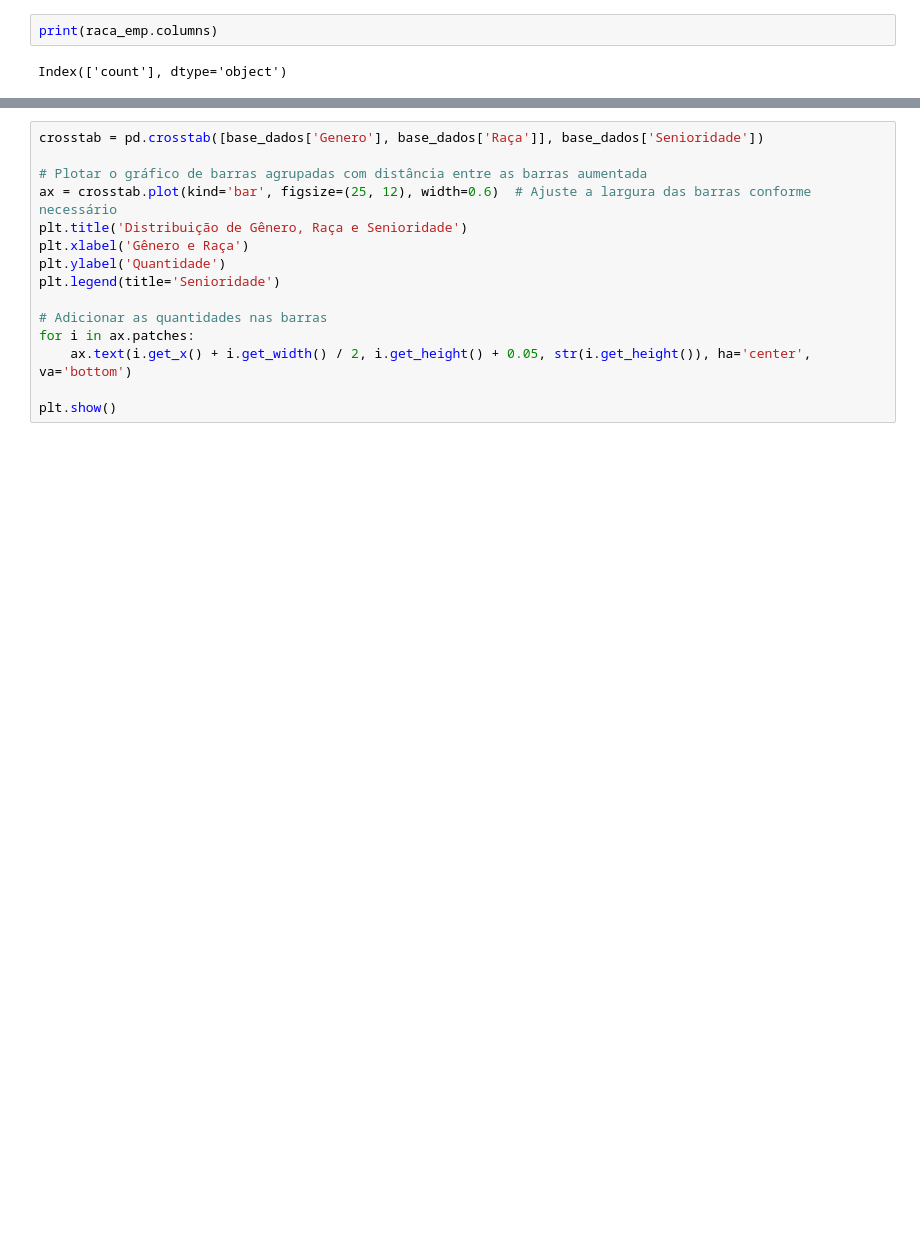
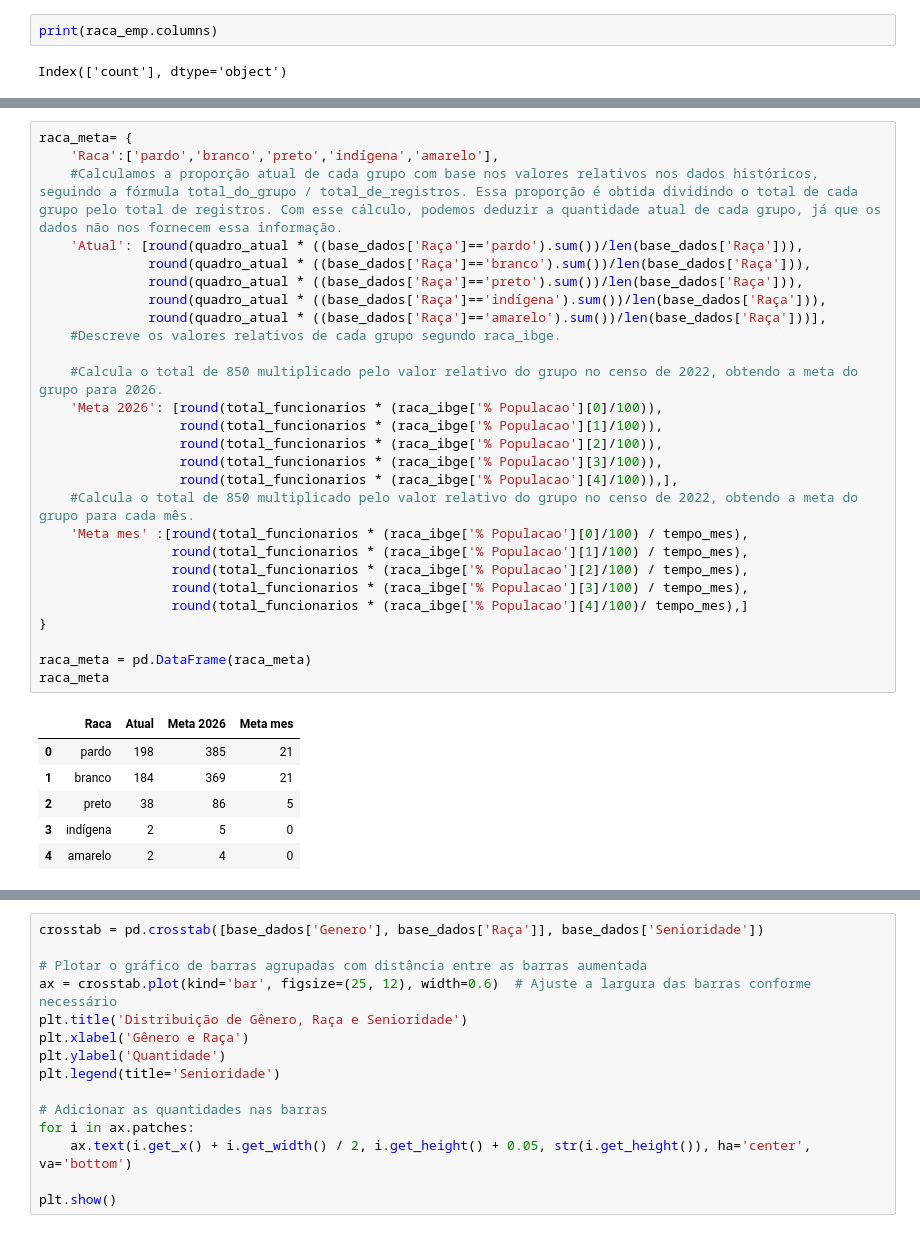
Before and after one commit to antoniosscd/Desafio_Hackathon_Ada, a Jupyter notebook: adahack-etl (1).ipynb, the cells around one changed output, grey strips where cells are left out. Drawn from its saved outputs; the diff is of its cells as text; blank space fills up the shorter version.

```diff
--- a/adahack-etl (1).ipynb
+++ b/adahack-etl (1).ipynb
@@ -986,0 +943,34 @@ Em relação às raças enxergamos distribuição mais homogênea, porem precisa
+# %%
+raca_meta= {
+    'Raca':['pardo','branco','preto','indígena','amarelo'],
+    #Calculamos a proporção atual de cada grupo com base nos valores relativos nos dados históricos, seguindo a fórmula total_do_grupo / total_de_registros. Essa proporção é obtida dividindo o total de cada grupo pelo total de registros. Com esse cálculo, podemos deduzir a quantidade atual de cada grupo, já que os dados não nos fornecem essa informação.
+    'Atual': [round(quadro_atual * ((base_dados['Raça']=='pardo').sum())/len(base_dados['Raça'])),
+              round(quadro_atual * ((base_dados['Raça']=='branco').sum())/len(base_dados['Raça'])),
+              round(quadro_atual * ((base_dados['Raça']=='preto').sum())/len(base_dados['Raça'])),
+              round(quadro_atual * ((base_dados['Raça']=='indígena').sum())/len(base_dados['Raça'])),
+              round(quadro_atual * ((base_dados['Raça']=='amarelo').sum())/len(base_dados['Raça']))],
+    #Descreve os valores relativos de cada grupo segundo raca_ibge.
+
+    #Calcula o total de 850 multiplicado pelo valor relativo do grupo no censo de 2022, obtendo a meta do grupo para 2026.
+    'Meta 2026': [round(total_funcionarios * (raca_ibge['% Populacao'][0]/100)),
+                  round(total_funcionarios * (raca_ibge['% Populacao'][1]/100)),
+                  round(total_funcionarios * (raca_ibge['% Populacao'][2]/100)),
+                  round(total_funcionarios * (raca_ibge['% Populacao'][3]/100)),
+                  round(total_funcionarios * (raca_ibge['% Populacao'][4]/100)),],
+    #Calcula o total de 850 multiplicado pelo valor relativo do grupo no censo de 2022, obtendo a meta do grupo para cada mês.
+    'Meta mes' :[round(total_funcionarios * (raca_ibge['% Populacao'][0]/100) / tempo_mes),
+                 round(total_funcionarios * (raca_ibge['% Populacao'][1]/100) / tempo_mes),
+                 round(total_funcionarios * (raca_ibge['% Populacao'][2]/100) / tempo_mes),
+                 round(total_funcionarios * (raca_ibge['% Populacao'][3]/100) / tempo_mes),
+                 round(total_funcionarios * (raca_ibge['% Populacao'][4]/100)/ tempo_mes),]
+}
+
+raca_meta = pd.DataFrame(raca_meta)
+raca_meta
+# %% [output]
+|  | Raca | Atual | Meta 2026 | Meta mes |
+| 0 | pardo | 198 | 385 | 21 |
+| 1 | branco | 184 | 369 | 21 |
+| 2 | preto | 38 | 86 | 5 |
+| 3 | indígena | 2 | 5 | 0 |
+| 4 | amarelo | 2 | 4 | 0 |
```
Also changed, not shown: parts of 16 cells of this notebook.
